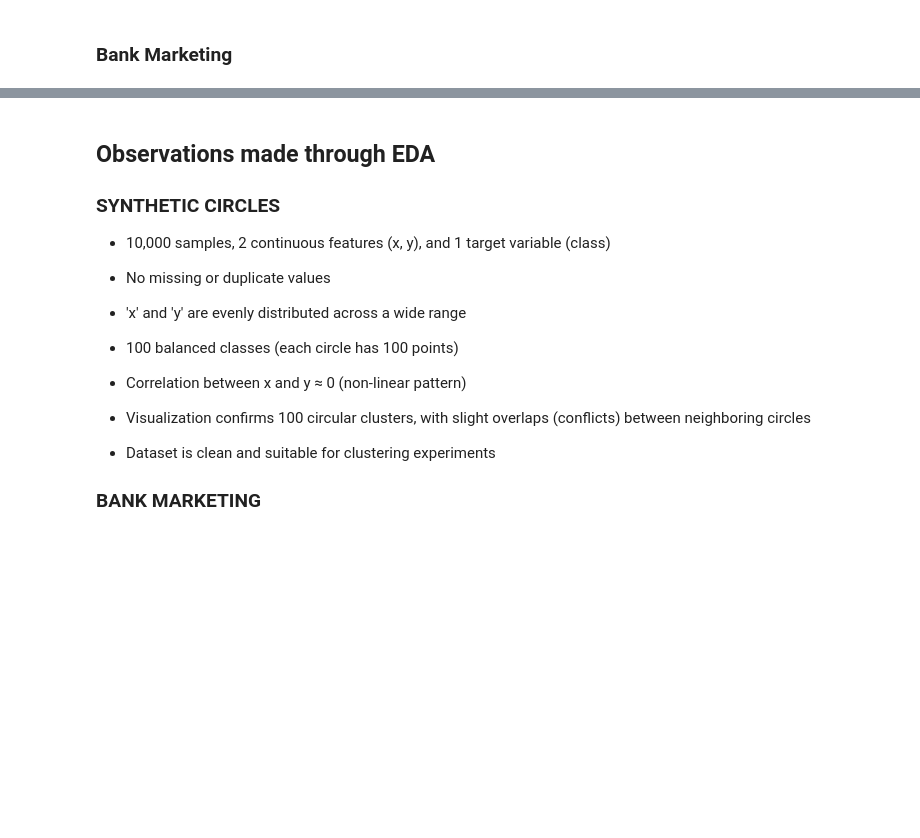
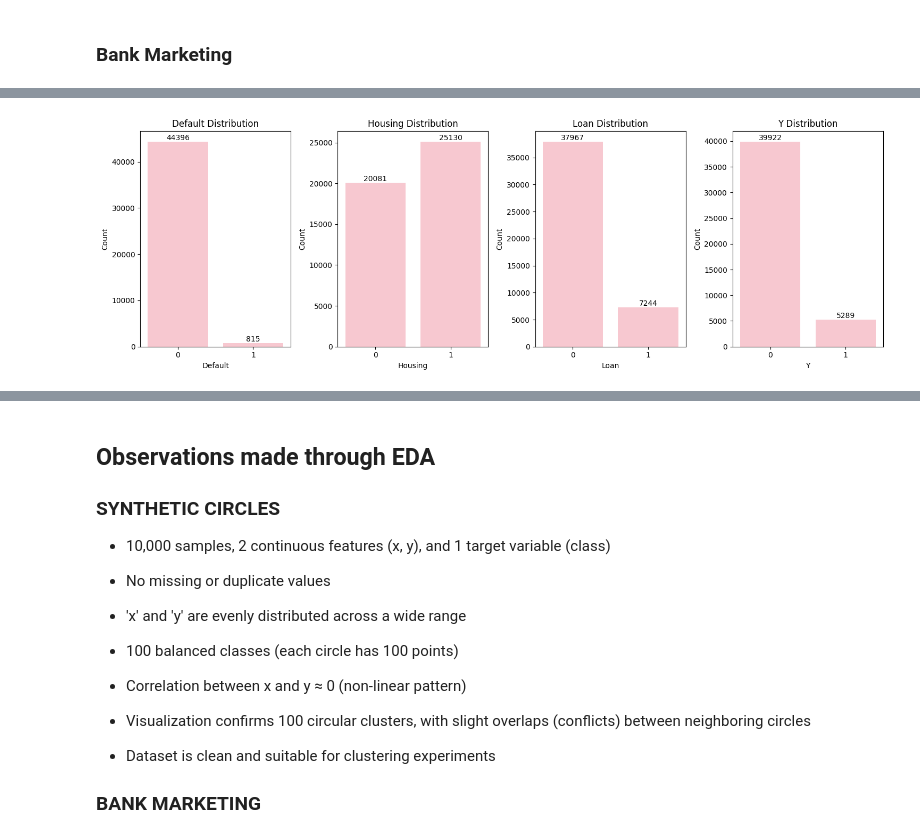
Before and after one commit to neha-palak/IML_A2, a Jupyter notebook: assignment2.ipynb, the cells around one changed output, grey strips where cells are left out. Cells and saved outputs as stored; diff of their text form; code cells hidden in the pictures; blank space fills up the shorter version.

```diff
--- a/assignment2.ipynb
+++ b/assignment2.ipynb
@@ -178,0 +401,25 @@ Extreme y values: -4.99986 to 185.0
+# %%
+
+binary_cols = ['default', 'housing', 'loan', 'y']
+
+# Set up subplots
+fig, axes = plt.subplots(1, len(binary_cols), figsize=(15, 5))
+
+# Plot count plots for each binary column
+for i, col in enumerate(binary_cols):
+    sns.countplot(x=bank[col], ax=axes[i], color="pink")
+    axes[i].set_title(f"{col.capitalize()} Distribution", fontsize=12)
+    axes[i].set_xlabel(col.capitalize())
+    axes[i].set_ylabel("Count")
+
+    for p in axes[i].patches:
+        height = p.get_height()
+        axes[i].annotate(f'{int(height)}',
+                         xy=(p.get_x() + p.get_width() / 2, height),
+                         ha='center', va='bottom', fontsize=10)
+
+
+plt.tight_layout()
+plt.show()
+# %% [output]
+[figure, added]
```
Also changed, not shown: parts of 26 cells of this notebook.
